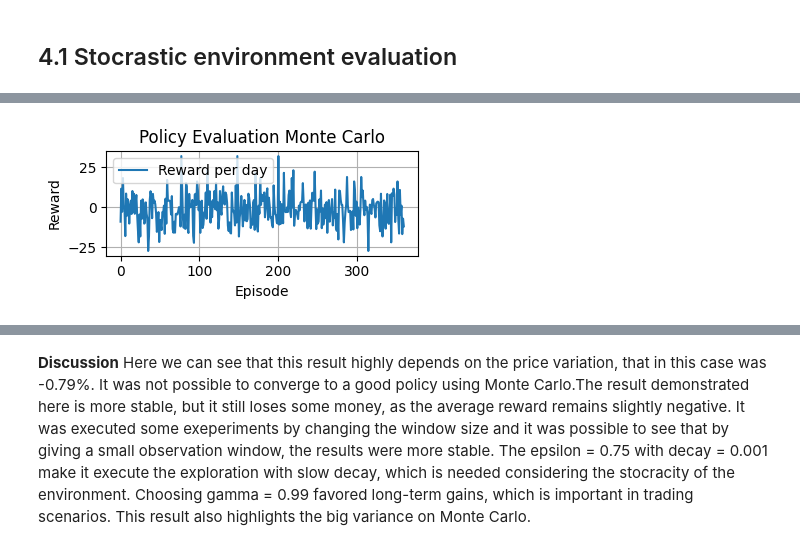
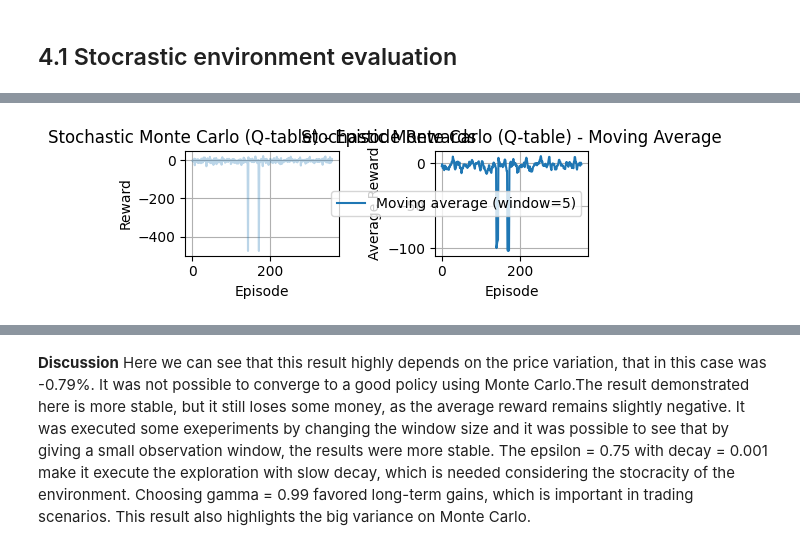
Before and after one commit to renatavillegas/ReinforcedLearning, a Jupyter notebook: Project1.ipynb, the cells around one changed output, grey strips where cells are left out. Cells and saved outputs as stored; diff of their text form; code cells hidden in the pictures.

```diff
--- a/Project1.ipynb
+++ b/Project1.ipynb
@@ -398,5 +398,8 @@ def monte_carlo_train(env, num_train_episodes=2000, gamma=0.95, epsilon=0.1, N0=
                 visited.add((s, a))
     return dict(Q)
 #create data to evaluate
-prices = generate_intraday_prices(num_eval_episodes, hours_per_day, start_price)
+num_train_episodes = 360*10
+hours_per_day = 10
+start_price = 10.22
+prices = generate_intraday_prices(num_train_episodes, hours_per_day, start_price)
 # %% [output]
@@ -408,53 +411,89 @@ prices = generate_intraday_prices(num_eval_episodes, hours_per_day, start_price)
 # Hiperparams
 window_size = 2
 num_train_episodes = 360*10 #10 years of experience
-num_eval_episodes = 360*1 #1 yaar
-gamma = 0.99
-N0=10
-epsilon = 0.75
+num_eval_episodes = 360*1 #1 year
+gamma_mc = 0.99
+gamma_ql = 0.99
+gamma_sarsa = 0.8
+N0 = 10
+epsilon_mc = 0.75
+epsilon_ql = 0.999
+epsilon_sarsa = 0.999
+alpha_ql = 0.1
+alpha_sarsa = 0.3
 hours_per_day = 10
 start_price = 10.22
-epsilon_decay = 0.001
+epsilon_decay_ql = 0.005
+epsilon_min_ql = 0.2
+
+# Linear approximator hyperparameters
+linear_num_features = 8
+linear_alpha = 0.01
+linear_epsilon = 0.1
+linear_epsilon_decay = 0.995
+linear_epsilon_min = 0.01
 
 #Helper functions to evaluate
-def evaluate(env, Q, num_episodes=100):
+def evaluate(env, Q, num_episodes=100, gamma=1.0):
+    """
+    Evaluate a trained agent on the environment.
+    Computes discounted return G_0 = sum_t gamma^t * r_t per episode
+    """
     total_rewards = []
     for episode in range(num_episodes):
         state, _ = env.reset()
         terminated = False
-        episode_reward = 0
+        episode_rewards_list = []
 
         while not terminated:
             s = discretize_state(state)
             action = np.argmax(Q[s]) if s in Q else env.action_space.sample()
             next_state, reward, terminated, _, _ = env.step(action)
-            episode_reward += reward
+            episode_rewards_list.append(reward)
             state = next_state
 
-        total_rewards.append(episode_reward)
+        # compute discounted return for this episode
+        G = 0.0
+        for r in reversed(episode_rewards_list):
+            G = r + gamma * G
+        total_rewards.append(G)
 
     avg_reward = np.mean(total_rewards)
     std_reward = np.std(total_rewards)
-    print(f"Average reward: {avg_reward:.2f} ± {std_reward:.2f}")
+    print(f"Average reward (discounted): {avg_reward:.2f} ± {std_reward:.2f}")
     return total_rewards
 
 
-def plot_rewards(rewards):
-    plt.figure(figsize=(4, 2))
-    plt.plot(rewards, label="Reward per day")
+def plot_rewards(rewards, title="Training Progress"):
+    plt.figure(figsize=(5, 2))
+
+    # Raw rewards
+    plt.subplot(1, 2, 1)
+    plt.plot(rewards, alpha=0.3, label="Episode reward")
     plt.xlabel("Episode")
     plt.ylabel("Reward")
-    plt.title("Policy Evaluation Monte Carlo")
+    plt.title(f"{title} - Episode Rewards")
+    plt.grid(True)
+
+    # Moving average
+    plt.subplot(1, 2, 2)
+    window = 5
+    moving_avg = np.convolve(rewards, np.ones(window)/window, mode='valid')
+    plt.plot(moving_avg, label=f"Moving average (window={window})")
+    plt.xlabel("Episode")
+    plt.ylabel("Average Reward")
+    plt.title(f"{title} - Moving Average")
     plt.grid(True)
     plt.legend()
+
     plt.tight_layout()
     plt.show()
 
 
-def plot_values(V):
-    plt.figure(figsize=(4, 2))
+def plot_values(V, title="Value Function"):
+    plt.figure(figsize=(3, 3))
     plt.plot(list(range(len(V))), list(V.values()))
-    plt.title("Optimal Value Function V*(s)")
+    plt.title(f"Optimal Value Function V*(s) - {title}")
     plt.xlabel("State index")
     plt.ylabel("Value")
     plt.tight_layout()
@@ -465,12 +504,14 @@ def get_value_function(Q):
     for s in Q:
         V[s] = np.max(Q[s])
     return V
+
+# create data to evaluate
 env = TradingEnv(data=prices, window_size=window_size)
-print("Stocrastic Monte Carlo Training...")
-Q_mc = monte_carlo_train(env, num_train_episodes, gamma, epsilon, N0)
+print("Stochastic Monte Carlo Training...")
+Q_mc = monte_carlo_train(env, num_train_episodes, gamma_mc, epsilon_mc, N0)
 V_mc = get_value_function(Q_mc)
-rewards_mc = evaluate(env, Q_mc, num_eval_episodes)
-plot_rewards(rewards_mc)
-plot_values(V_mc)
-print("Stocrastic Monte Carlo Training Done")
+rewards_mc = evaluate(env, Q_mc, num_eval_episodes, gamma=gamma_mc)
+plot_rewards(rewards_mc, title="Stochastic Monte Carlo (Q-table)")
+plot_values(V_mc, title="Stochastic Monte Carlo")
+print("Stochastic Monte Carlo Training Done")
 # %% [output]
@@ -479 +520 @@ Average reward: -1.50 ± 9.79
-[figure, old version]
+[figure, new version]
```
Also changed, not shown: parts of 35 cells of this notebook, 4 other files.
